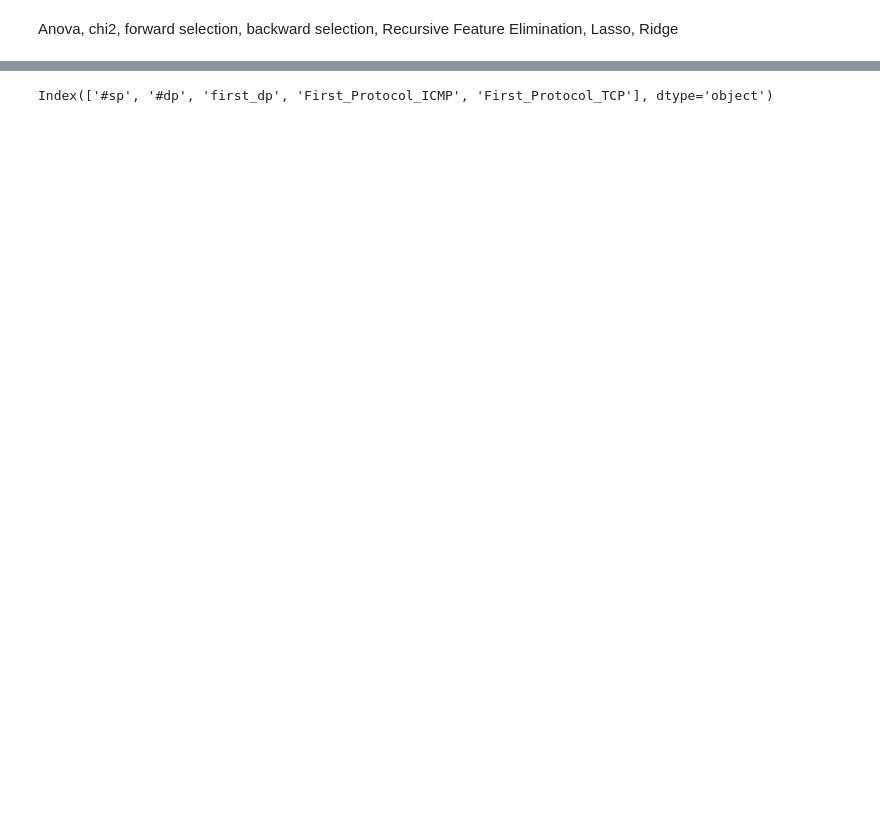
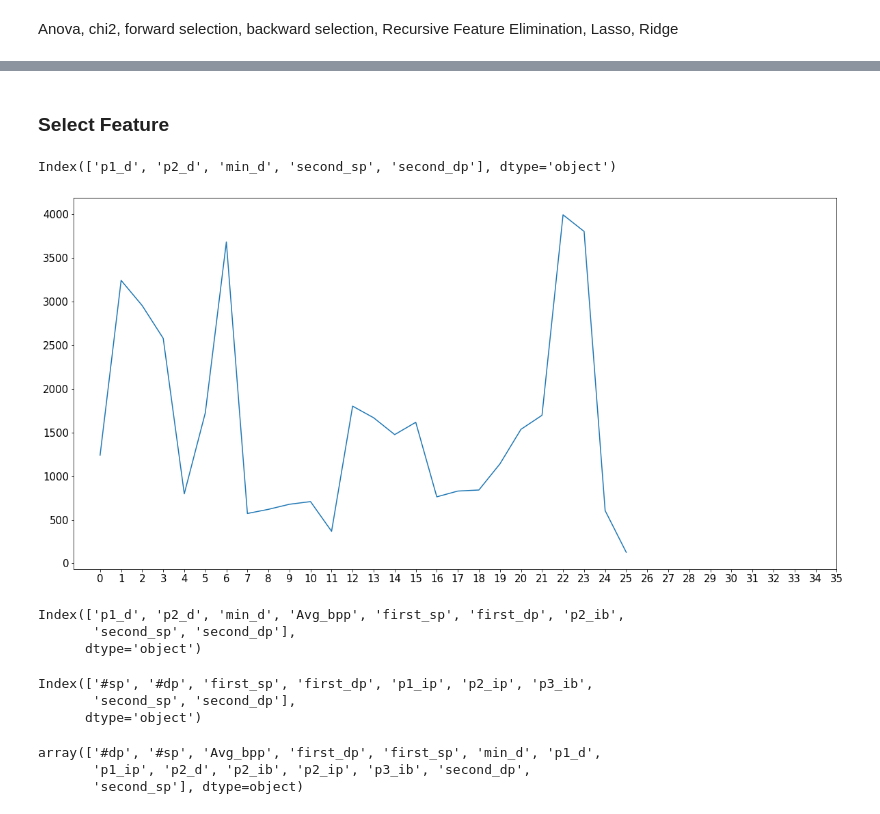
Before and after one commit to Kaiziferr/-Miner_Detector, a Jupyter notebook: PDG/6. Feature_Selection.ipynb, the cells around one changed output, grey strips where cells are left out. Drawn from its saved outputs; the diff is of its cells as text; code cells hidden in the pictures; blank space fills up the shorter version.

Commit message:
select feature, opcion probit

```diff
--- a/PDG/6. Feature_Selection.ipynb
+++ b/PDG/6. Feature_Selection.ipynb
@@ -8,0 +11,13 @@ from sklearn.discriminant_analysis import LinearDiscriminantAnalysis
+# %%
+def anovaF(X,y,umbral):
+    f_value = SelectKBest(f_classif)
+    X_best = f_value.fit(X,y)
+    fig, ax = plt.subplots(figsize = (20,10))
+    scores = X_best.scores_
+    ax = plt.rcParams["figure.figsize"] = [24,18]
+    ax = plt.plot(scores)
+    plt.xticks(np.arange(36),np.arange(36), size = 15 )
+    plt.yticks(size = 15)
+    bestScore = lambda x: x >= umbral
+    bestScore = pd.Series(bestScore(scores))
+    return bestScore[bestScore].index
@@ -9,4 +47,4 @@ from sklearn.discriminant_analysis import LinearDiscriminantAnalysis
 # %%
-data = pd.read_csv('data_i.csv')
-data.columns
+data_i = pd.read_csv('data_i.csv')
+data_i.head(1)
 # %% [output]
@@ -149,5 +55,0 @@ LinearDiscriminantAnalysis(n_components=None, priors=None, shrinkage=None,
-# %%
-model = SelectFromModel(X_lda, prefit=True)
-X[X.columns[model.get_support(indices = True)]].columns
-# %% [output]
-Index(['#sp', '#dp', 'first_dp', 'First_Protocol_ICMP', 'First_Protocol_TCP'], dtype='object')
@@ -157,0 +56,35 @@ feature_selection_puros = ['p1_d', 'p2_d','min_d','#sp','#dp','first_sp', 'first
+# %%
+temp = data_i.select_dtypes(['float64'])
+y = data_i['Type_mine']
+X = temp
+# %% [markdown]
+### Select Feature
+# %%
+bestF1Me = anovaF(X,y,2700)
+bestF1Me = temp.columns[bestF1Me]
+bestF1Me
+# %% [output]
+Index(['p1_d', 'p2_d', 'min_d', 'second_sp', 'second_dp'], dtype='object')
+[figure, added]
+# %%
+bestF2Me = treesClassifierData(X,y)
+bestF2Me
+# %% [output]
+Index(['p1_d', 'p2_d', 'min_d', 'Avg_bpp', 'first_sp', 'first_dp', 'p2_ib',
+       'second_sp', 'second_dp'],
+      dtype='object')
+# %%
+bestF3Me = ldaData(X,y)
+bestF3Me
+# %% [output]
+Index(['#sp', '#dp', 'first_sp', 'first_dp', 'p1_ip', 'p2_ip', 'p3_ib',
+       'second_sp', 'second_dp'],
+      dtype='object')
+# %%
+best_pure = np.concatenate([bestF1Me,bestF2Me,bestF3Me])
+best_pure = np.unique(best_pure)
+best_pure
+# %% [output]
+array(['#dp', '#sp', 'Avg_bpp', 'first_dp', 'first_sp', 'min_d', 'p1_d',
+       'p1_ip', 'p2_d', 'p2_ib', 'p2_ip', 'p3_ib', 'second_dp',
+       'second_sp'], dtype=object)
```
Also changed, not shown: parts of 48 cells of this notebook, 5 other files.
